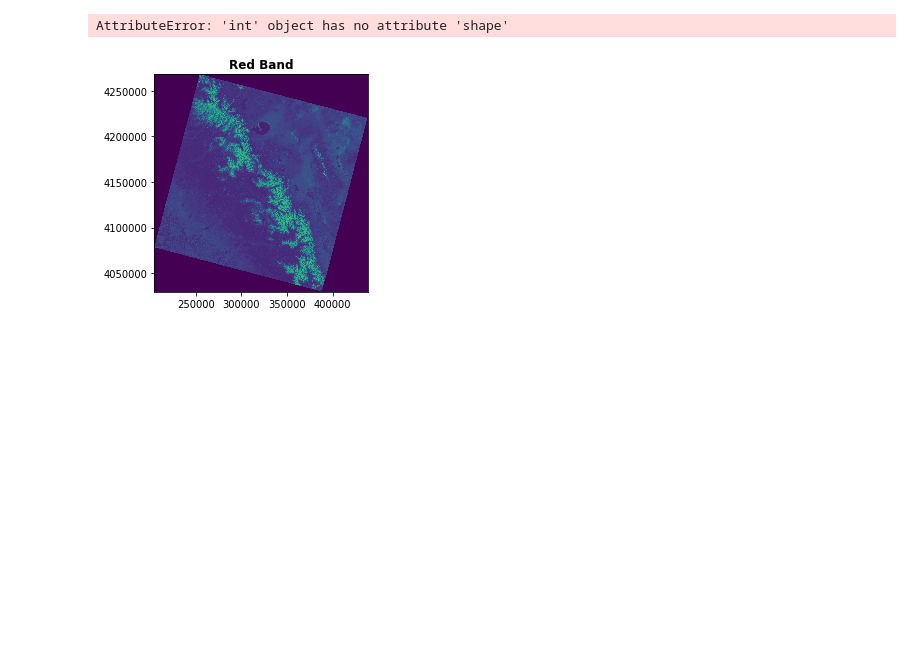
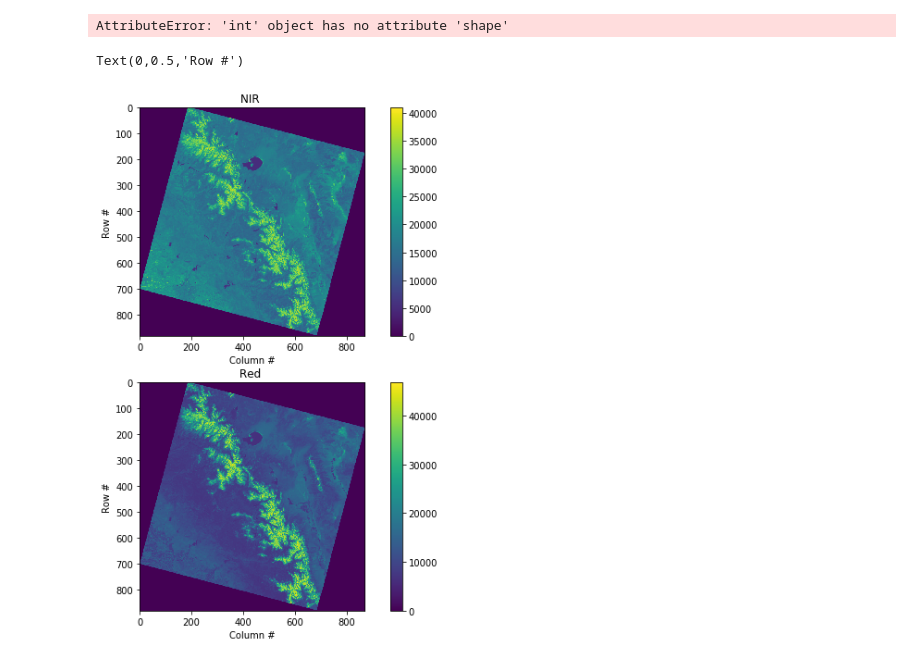
Before and after one commit to spestana/tutorial_contents, a Jupyter notebook: raster/notebooks/NDVI-landsat-8-from-2017.ipynb, the cells around one changed output. Cells and saved outputs as stored; diff of their text form; code cells hidden in the pictures; blank space fills up the shorter version.

Commit message:
Add rasterio ndvi

```diff
--- a/raster/notebooks/NDVI-landsat-8-from-2017.ipynb
+++ b/raster/notebooks/NDVI-landsat-8-from-2017.ipynb
@@ -133,10 +135,37 @@ with rasterio.open(RED_BAND) as raster:
         dest_raster.write(1, pixel_values) # Write the new raster, band 1
 # %% [output]
 AttributeError: 'int' object has no attribute 'shape'
-# %%
-import rasterio.plot
-
-with rasterio.open(RED_BAND) as raster:
-    rasterio.plot.show(raster, title='Red Band')
-# %% [output]
-[figure, removed]
+# %%
+import rasterio.plot
+
+plt.figure(0,figsize=(10,10))
+
+with rasterio.open(NIR_BAND) as src:
+    oviews = src.overviews(1) # list of overviews from biggest to smallest
+    oview = oviews[1]  # Use second-highest resolution overview
+    nir = src.read(1, out_shape=(1, int(src.height // oview), int(src.width // oview)))
+
+plt.subplot(211)
+plt.imshow(nir)
+plt.colorbar()
+plt.title('NIR {}'.format("", nir.shape))
+plt.xlabel('Column #')
+plt.ylabel('Row #')
+
+
+
+
+with rasterio.open(RED_BAND) as src:
+    oviews = src.overviews(1) # list of overviews from biggest to smallest
+    oview = oviews[1]  # Use second-highest resolution overview
+    red = src.read(1, out_shape=(1, int(src.height // oview), int(src.width // oview)))
+
+plt.subplot(212)
+plt.imshow(red)
+plt.colorbar()
+plt.title('Red {}'.format("", red.shape))
+plt.xlabel('Column #')
+plt.ylabel('Row #')
+# %% [output]
+Text(0,0.5,'Row #')
+[figure, added]
```
Also changed, not shown: parts of 3 cells of this notebook.
